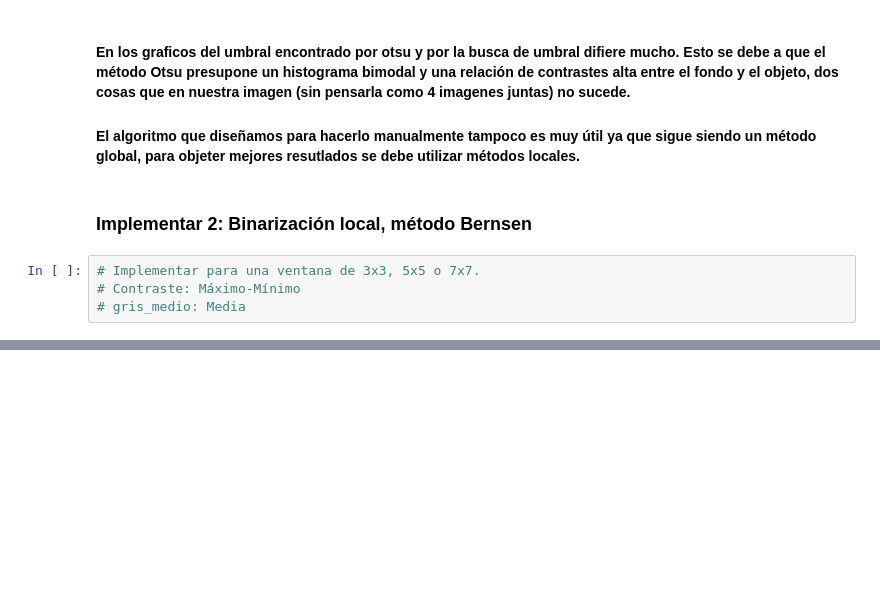
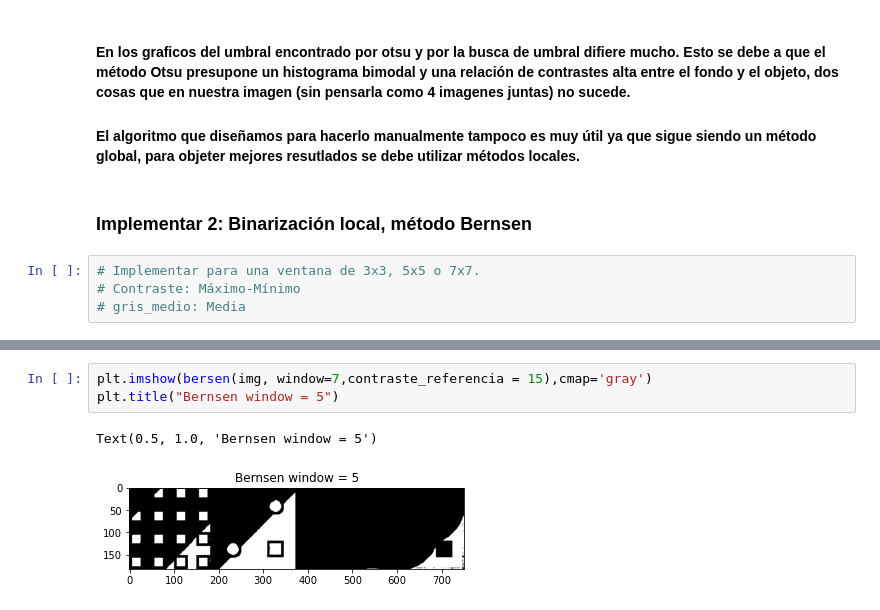
Before and after one commit to Elianagam/FundRobotica, a Jupyter notebook: balance/Binarizacion.ipynb, the cells around one changed output, grey strips where cells are left out. Cells and saved outputs as stored; diff of their text form; blank space fills up the shorter version.

```diff
--- a/balance/Binarizacion.ipynb
+++ b/balance/Binarizacion.ipynb
@@ -162,3 +166,9 @@ plt.title("Bernsen window = 5")
 # %% [output]
 Text(0.5, 1.0, 'Bernsen window = 5')
 [figure]
+# %%
+plt.imshow(bersen(img, window=7,contraste_referencia = 15),cmap='gray')
+plt.title("Bernsen window = 5")
+# %% [output]
+Text(0.5, 1.0, 'Bernsen window = 5')
+[figure, added]
```
Also changed, not shown: parts of 8 cells of this notebook.
